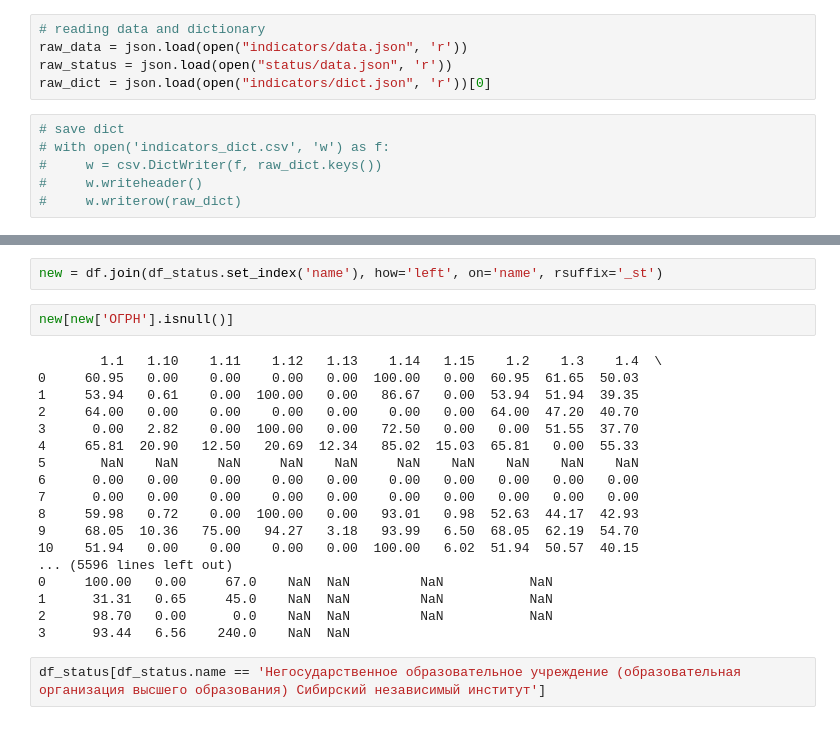
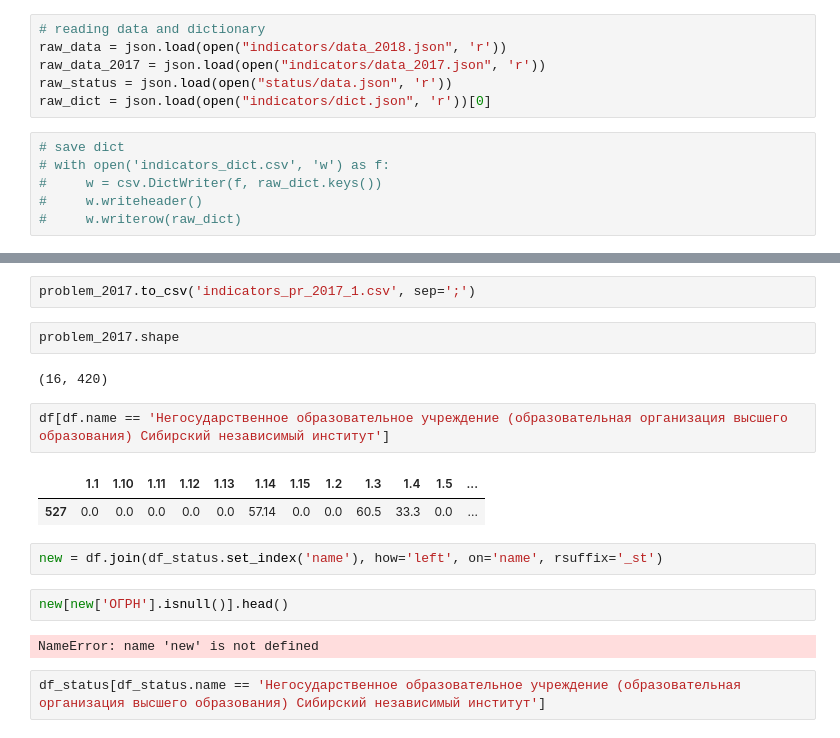
Before and after one commit to olyagnilova/uni-prob, a Jupyter notebook: data_prep.ipynb, the cells around one changed output, grey strips where cells are left out. Saved outputs shown, nothing was run; the diff lists cells and outputs as text.

```diff
--- a/data_prep.ipynb
+++ b/data_prep.ipynb
@@ -11,7 +11,8 @@ import seaborn as sns
 pd.set_option('display.max_columns', 500)
 # %%
 # reading data and dictionary
-raw_data = json.load(open("indicators/data.json", 'r'))
+raw_data = json.load(open("indicators/data_2018.json", 'r'))
+raw_data_2017 = json.load(open("indicators/data_2017.json", 'r'))
 raw_status = json.load(open("status/data.json", 'r'))
 raw_dict = json.load(open("indicators/dict.json", 'r'))[0]
 # %%
@@ -100,25 +108,20 @@ df_status = df_status.rename(columns={"Полное наименihование
+# %%
+problem_2017.to_csv('indicators_pr_2017_1.csv', sep=';')
+# %%
+problem_2017.shape
+# %% [output]
+(16, 420)
+# %%
+df[df.name == 'Негосударственное образовательное учреждение (образовательная организация высшего образования) Сибирский независимый институт']
+# %% [output]
+|  | 1.1 | 1.10 | 1.11 | 1.12 | 1.13 | 1.14 | 1.15 | 1.2 | 1.3 | 1.4 | 1.5 | ... |
+| 527 | 0.0 | 0.0 | 0.0 | 0.0 | 0.0 | 57.14 | 0.0 | 0.0 | 60.5 | 33.3 | 0.0 | ... |
 # %%
 new = df.join(df_status.set_index('name'), how='left', on='name', rsuffix='_st')
 # %%
-new[new['ОГРН'].isnull()]
+new[new['ОГРН'].isnull()].head()
 # %% [output]
-        1.1   1.10    1.11    1.12   1.13    1.14   1.15    1.2    1.3    1.4  \
-0     60.95   0.00    0.00    0.00   0.00  100.00   0.00  60.95  61.65  50.03
-1     53.94   0.61    0.00  100.00   0.00   86.67   0.00  53.94  51.94  39.35
-2     64.00   0.00    0.00    0.00   0.00    0.00   0.00  64.00  47.20  40.70
-3      0.00   2.82    0.00  100.00   0.00   72.50   0.00   0.00  51.55  37.70
-4     65.81  20.90   12.50   20.69  12.34   85.02  15.03  65.81   0.00  55.33
-5       NaN    NaN     NaN     NaN    NaN     NaN    NaN    NaN    NaN    NaN
-6      0.00   0.00    0.00    0.00   0.00    0.00   0.00   0.00   0.00   0.00
-7      0.00   0.00    0.00    0.00   0.00    0.00   0.00   0.00   0.00   0.00
-8     59.98   0.72    0.00  100.00   0.00   93.01   0.98  52.63  44.17  42.93
-9     68.05  10.36   75.00   94.27   3.18   93.99   6.50  68.05  62.19  54.70
-10    51.94   0.00    0.00    0.00   0.00  100.00   6.02  51.94  50.57  40.15
-... (5596 lines left out)
-0     100.00   0.00     67.0    NaN  NaN         NaN           NaN
-1      31.31   0.65     45.0    NaN  NaN         NaN           NaN
-2      98.70   0.00      0.0    NaN  NaN         NaN           NaN
-3      93.44   6.56    240.0    NaN  NaN
+NameError: name 'new' is not defined
 # %%
 df_status[df_status.name == 'Негосударственное образовательное учреждение (образовательная организация высшего образования) Сибирский независимый институт']
 # %% [output]
```
Also changed, not shown: parts of 12 cells of this notebook, 30 other files.
